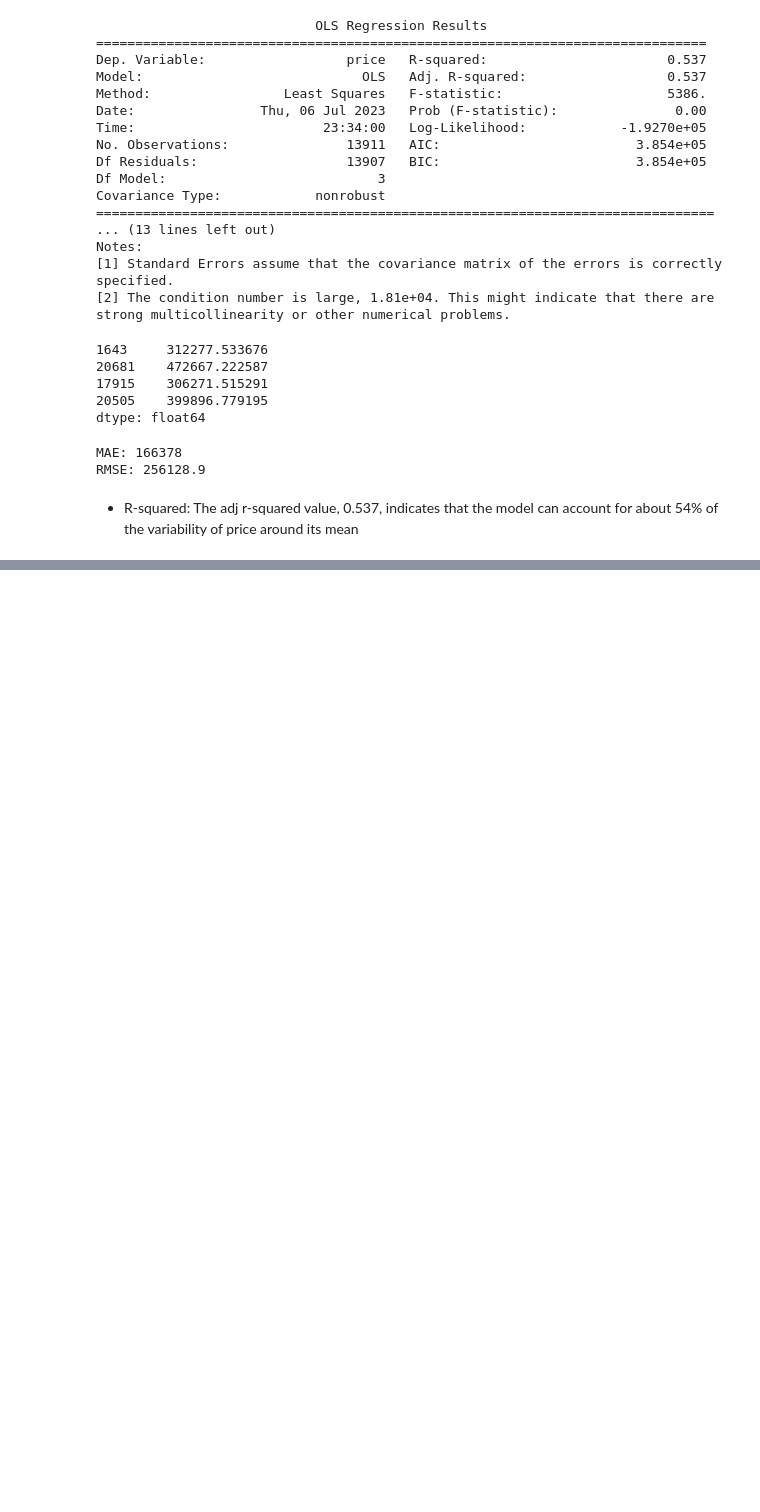
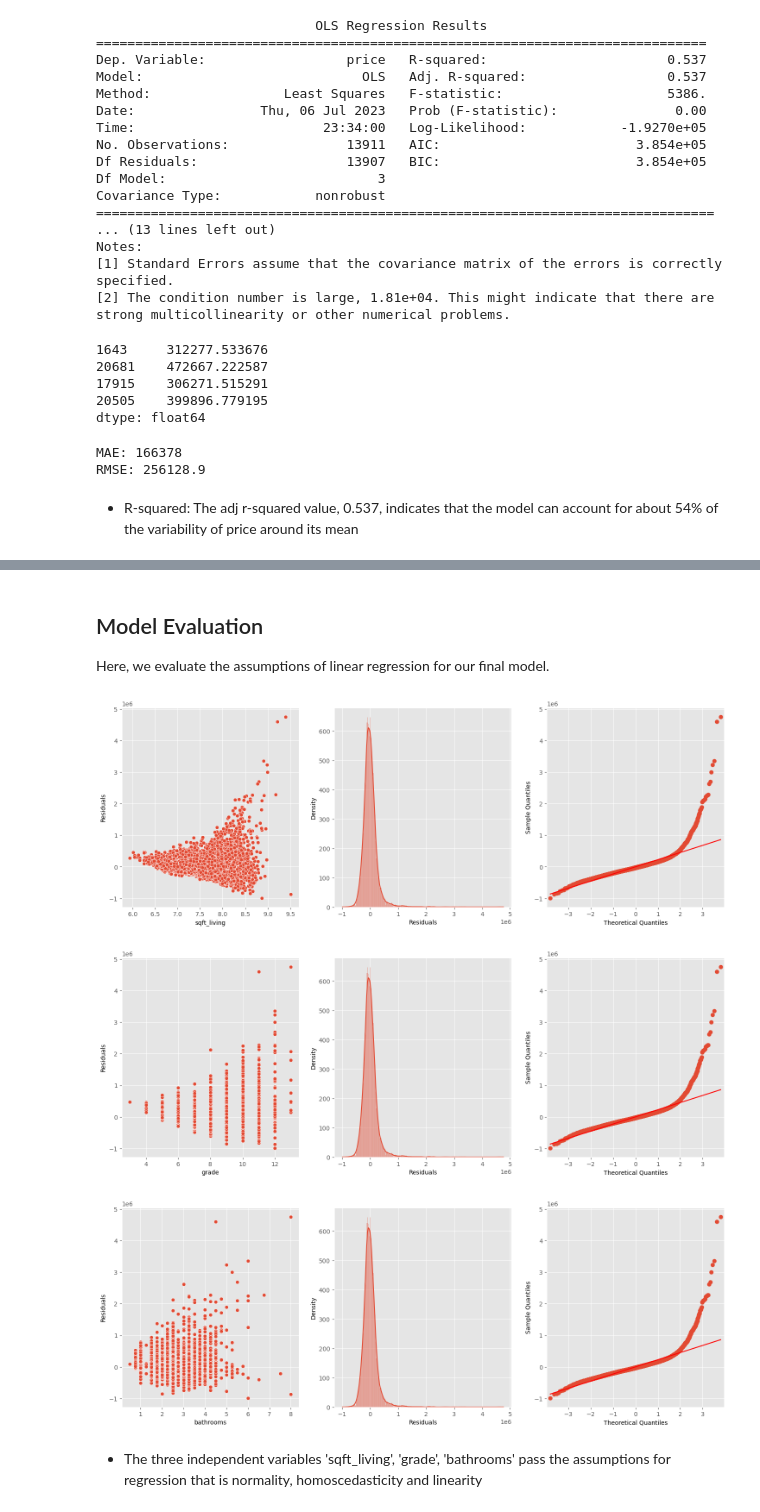
Before and after one commit to Ivan3864/House-Price-Prediction-Using-Regression, a Jupyter notebook: student.ipynb, the cells around one changed output, grey strips where cells are left out. Cells and saved outputs as stored; diff of their text form; code cells hidden in the pictures; blank space fills up the shorter version.

Commit message:
Final model and results

```diff
--- a/student.ipynb
+++ b/student.ipynb
@@ -774,0 +787,29 @@ RMSE: 256128.9
+# %% [markdown]
+## Model Evaluation
+Here, we evaluate the assumptions of linear regression for our final model.
+# %%
+#log transforming sqft_living
+data['sqft_living'] = np.log(data['sqft_living'])
+# %%
+# Perform model diagnostics for our independent variables
+def model_diagnostic(model, x, x_name, y):
+    fig, axes = plt.subplots(1, 3, figsize=(18, 6))
+    sns.scatterplot(x=x, y=model.resid, ax=axes[0])
+    axes[0].set_xlabel(x_name)
+    axes[0].set_ylabel('Residuals')
+    sns.histplot(model.resid, kde=True, ax=axes[1])
+    axes[1].set_xlabel('Residuals')
+    axes[1].set_ylabel('Density')
+    sm.qqplot(model.resid, line='r', ax=axes[2])
+    axes[2].set_xlabel('Theoretical Quantiles')
+    axes[2].set_ylabel('Sample Quantiles')
+    plt.show()
+model_diagnostic(Model_3, data['sqft_living'], 'sqft_living', data['price'])
+model_diagnostic(Model_3, data['grade'], 'grade', data['price'])
+model_diagnostic(Model_3, data['bathrooms'], 'bathrooms', data['price'])
+# %% [output]
+[figure, added]
+[figure, added]
+[figure, added]
+# %% [markdown]
+* The three independent variables 'sqft_living', 'grade', 'bathrooms' pass the assumptions for regression that is normality, homoscedasticity and linearity
```
Also changed, not shown: parts of 2 cells of this notebook.
